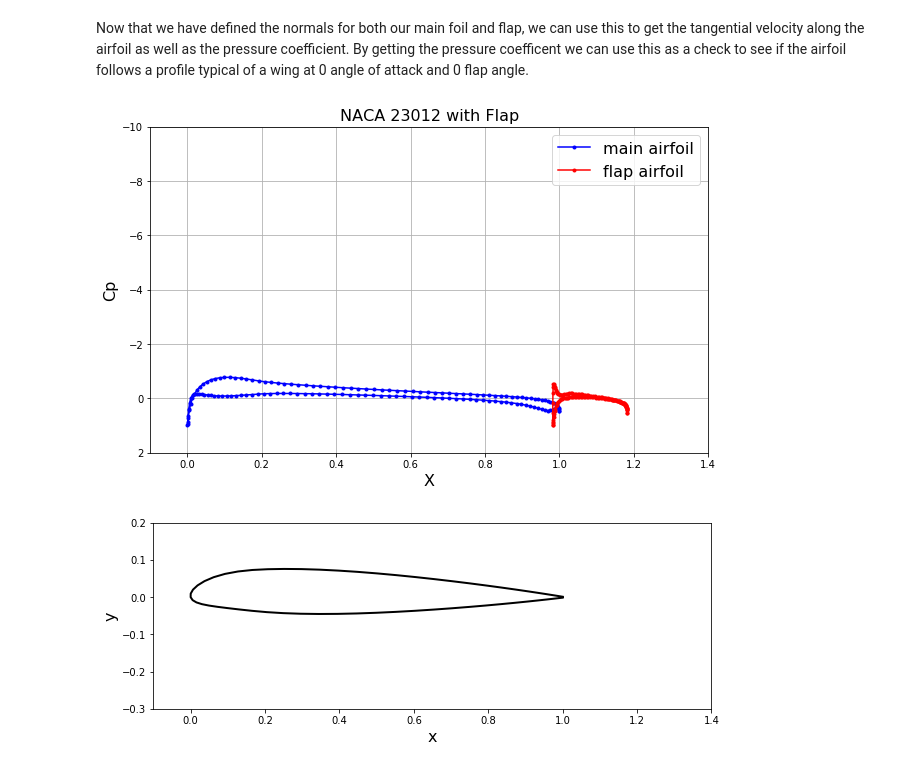
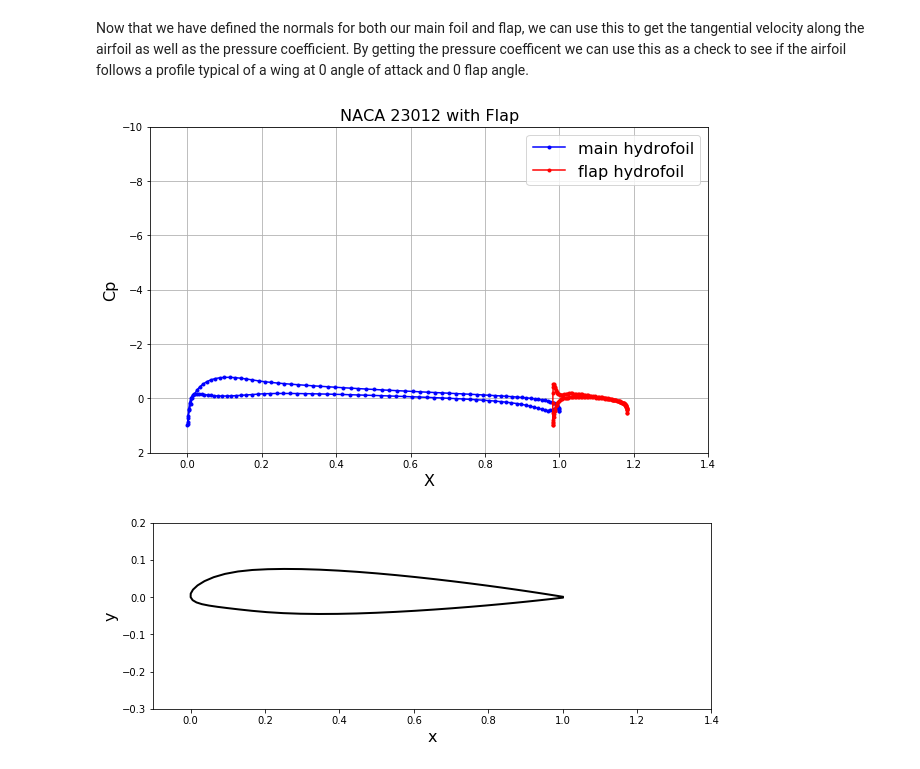
Before and after one commit to barbagroup/AeroPython-studentprojects2018, a Jupyter notebook: ckennedy17/final_project_clk_2018/Final_Project_ckennedy.ipynb, the cells around one changed output. Saved outputs shown, nothing was run; the diff lists cells and outputs as text; code cells hidden in the pictures.

```diff
--- a/ckennedy17/final_project_clk_2018/Final_Project_ckennedy.ipynb
+++ b/ckennedy17/final_project_clk_2018/Final_Project_ckennedy.ipynb
@@ -160,20 +160,20 @@ main_panels, flap_panels = panels[:int(N/2)], panels[int(N/2):]
 # %%
 plt.figure(figsize=(10, 6))
 plt.grid()
 plt.xlabel('X', fontsize=16)
 plt.ylabel('Cp', fontsize=16)
 plt.plot([panel.xc for panel in main_panels],
             [panel.cp for panel in main_panels],
-           label='main airfoil', color='b', linestyle='-', marker='o', markersize=3)
+           label='main hydrofoil', color='b', linestyle='-', marker='o', markersize=3)
 plt.plot([panel.xc for panel in flap_panels],
             [panel.cp for panel in flap_panels],
-           label='flap airfoil', color='r', linestyle='-', marker='o', markersize=3)
+           label='flap hydrofoil', color='r', linestyle='-', marker='o', markersize=3)
 plt.legend(loc='best', prop={'size':16})
 plt.xlim(-0.1, 1.4)
 plt.ylim(2.0, -10.0)
 plt.title('NACA 23012 with Flap', fontsize=16);
 # %% [output]
-[figure, old version]
+[figure, new version]
 # %%
 width = 10
 plt.figure(figsize=(width,width))
```
Also changed, not shown: parts of 8 cells of this notebook.
